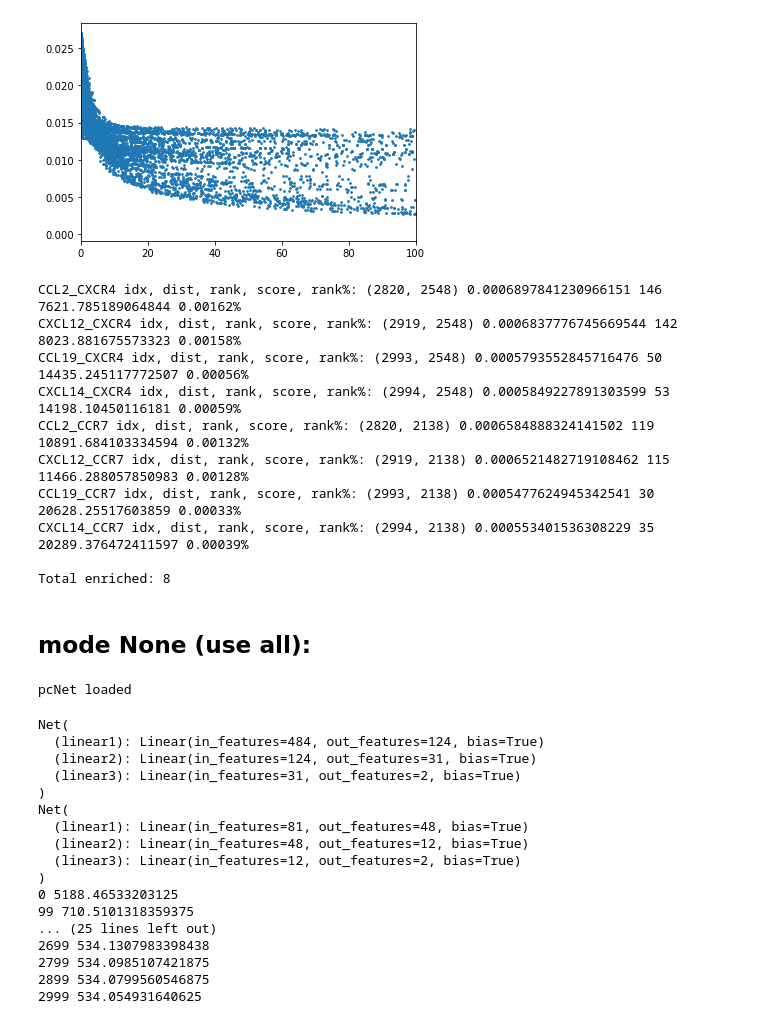
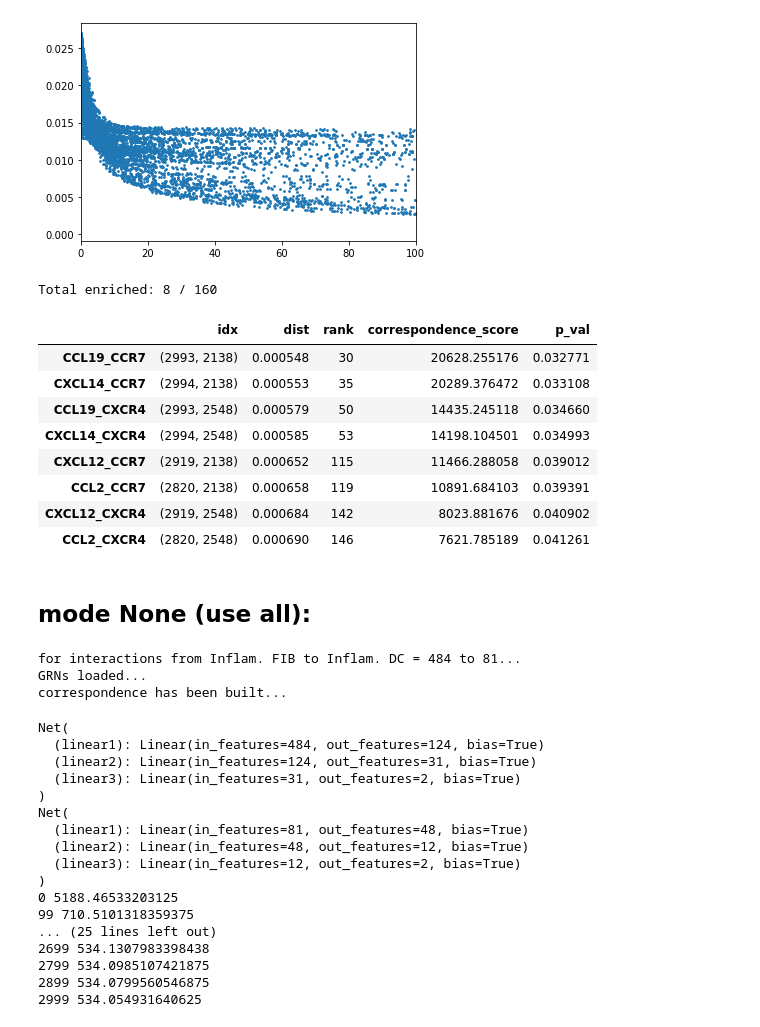
Before and after one commit to qwerty239qwe/Xct, a Jupyter notebook: note_test.ipynb, the cells around one changed output. Drawn from its saved outputs; the diff is of its cells as text; code cells hidden in the pictures.

```diff
--- a/note_test.ipynb
+++ b/note_test.ipynb
@@ -247,6 +249,10 @@ Net(
 2899 95.990478515625
 2999 100.54661560058594
 [figure]
+# %%
+np.savetxt("./data/skin_projections_comb.csv", projections2, delimiter="\t")
+
+projections2 = np.genfromtxt("./data/skin_projections_comb.csv", delimiter="\t")
 # %%
 df_nn2 = obj2.nn_output(projections2)
 df_nn2.head()
@@ -278,31 +284,25 @@ df_nn_to_output2.to_csv('distances_nn2.csv')
-# %%
-#candidates = obj2._LR_candidates(df1)
-
-#distance rank of L-R candidates
-i = 0
-for p in candidates:
-    if df_nn2.loc[p].values[2] < 200: #rank < ?
-        i += 1
-        print(p, "idx, dist, rank, score, rank%:", ' '.join(map(str, df_nn2.loc[p].values)), f'{round(100* df_nn2.loc[p].values[2]/len(df_nn2), 5)}%')
-
-print('\nTotal enriched:', i)
-# %% [output]
-CCL2_CXCR4 idx, dist, rank, score, rank%: (2820, 2548) 0.0006897841230966151 146 7621.785189064844 0.00162%
-CXCL12_CXCR4 idx, dist, rank, score, rank%: (2919, 2548) 0.0006837776745669544 142 8023.881675573323 0.00158%
-CCL19_CXCR4 idx, dist, rank, score, rank%: (2993, 2548) 0.0005793552845716476 50 14435.245117772507 0.00056%
-CXCL14_CXCR4 idx, dist, rank, score, rank%: (2994, 2548) 0.0005849227891303599 53 14198.10450116181 0.00059%
-CCL2_CCR7 idx, dist, rank, score, rank%: (2820, 2138) 0.0006584888324141502 119 10891.684103334594 0.00132%
-CXCL12_CCR7 idx, dist, rank, score, rank%: (2919, 2138) 0.0006521482719108462 115 11466.288057850983 0.00128%
-CCL19_CCR7 idx, dist, rank, score, rank%: (2993, 2138) 0.0005477624945342541 30 20628.25517603859 0.00033%
-CXCL14_CCR7 idx, dist, rank, score, rank%: (2994, 2138) 0.000553401536308229 35 20289.376472411597 0.00039%
-
-Total enriched: 8
+# %%
+df_enriched2 = obj2.chi2_test(df_nn2, candidates = candidates)
+df_enriched2
+# %% [output]
+Total enriched: 8 / 160
+|  | idx | dist | rank | correspondence_score | p_val |
+| CCL19_CCR7 | (2993, 2138) | 0.000548 | 30 | 20628.255176 | 0.032771 |
+| CXCL14_CCR7 | (2994, 2138) | 0.000553 | 35 | 20289.376472 | 0.033108 |
+| CCL19_CXCR4 | (2993, 2548) | 0.000579 | 50 | 14435.245118 | 0.034660 |
+| CXCL14_CXCR4 | (2994, 2548) | 0.000585 | 53 | 14198.104501 | 0.034993 |
+| CXCL12_CCR7 | (2919, 2138) | 0.000652 | 115 | 11466.288058 | 0.039012 |
+| CCL2_CCR7 | (2820, 2138) | 0.000658 | 119 | 10891.684103 | 0.039391 |
+| CXCL12_CXCR4 | (2919, 2548) | 0.000684 | 142 | 8023.881676 | 0.040902 |
+| CCL2_CXCR4 | (2820, 2548) | 0.000690 | 146 | 7621.785189 | 0.041261 |
 # %% [markdown]
 ## mode None (use all):
 # %%
-obj3 = Xct(ada, 'Inflam. FIB', 'Inflam. DC', build_GRN = True, mode = None, pcNet_path = './data')
+obj3 = Xct(ada, 'Inflam. FIB', 'Inflam. DC', build_GRN = False, pcNet_name = 'skin_net', mode = None, verbose = True)
 # %% [output]
-pcNet loaded
+for interactions from Inflam. FIB to Inflam. DC = 484 to 81...
+GRNs loaded...
+correspondence has been built...
 # %%
 projections3, losses3 = obj3.nn_projection(plot_loss = True)
 # %% [output]
```
Also changed, not shown: parts of 14 cells of this notebook, 2 other files.
